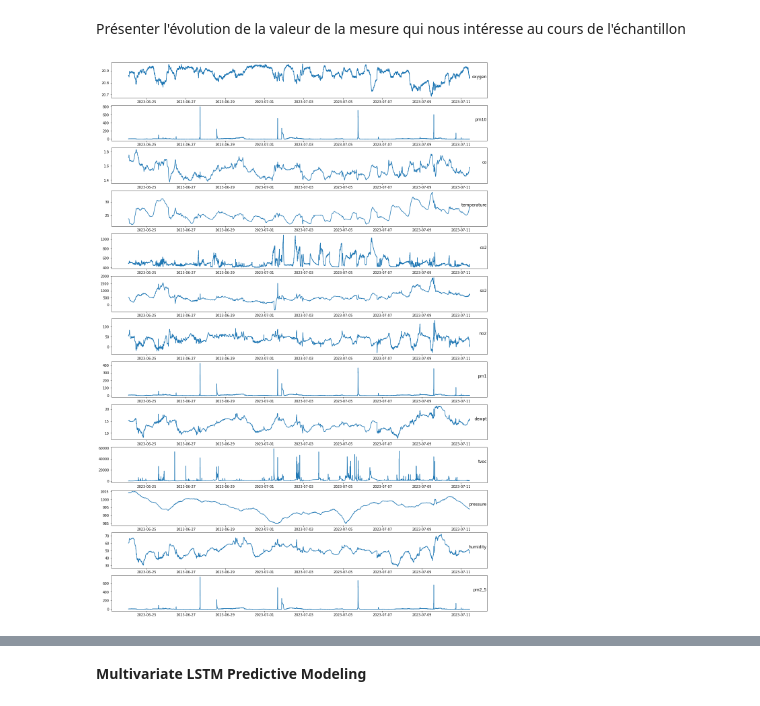
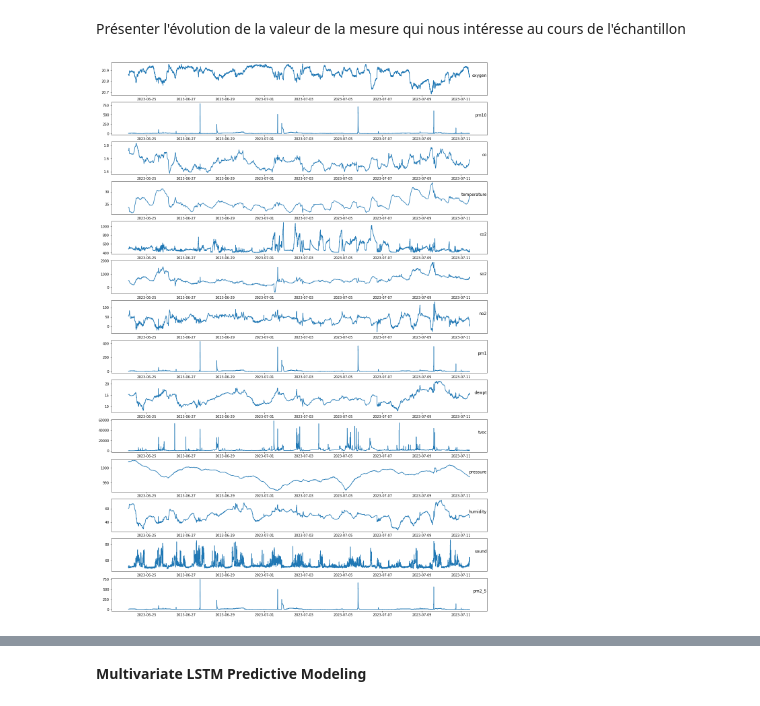
Before and after one commit to XIAxuanzheFrancis/Apprentissage-du-mod-le-LSTM, a Jupyter notebook: lstm.ipynb, the cells around one changed output, grey strips where cells are left out. Cells and saved outputs as stored; diff of their text form; code cells hidden in the pictures.

```diff
--- a/lstm.ipynb
+++ b/lstm.ipynb
@@ -58,7 +58,7 @@ print(data)
 # %% [markdown]
 Supprimer les lignes nulles et les colonnes de caractéristiques inintéressantes
 # %%
-data.drop(['TypPS', 'cnt0_5','cnt1','performance','measuretime','temperature_o2','sound_max','cnt5','cnt10','dCO2dt','health','cnt2_5','o3','humidity_abs','dHdt','sound','cnt0_3'], axis=1, inplace=True)
+data.drop(['TypPS', 'cnt0_5','cnt1','performance','measuretime','temperature_o2','sound_max','cnt5','cnt10','dCO2dt','health','cnt2_5','o3','humidity_abs','dHdt','cnt0_3'], axis=1, inplace=True)
 data.dropna(inplace=True)
 # %% [markdown]
 Modifier le nom de timestamp et le convertir en index
@@ -92,18 +94,18 @@ Présenter l'évolution de la valeur de la mesure qui nous intéresse au cours d
 # %%
 values = data.values
 dates = data.index
-groups = [0, 1, 2, 3, 4, 5, 6, 7 ,8 ,9 ,10 ,11 ,12]
+groups = [0, 1, 2, 3, 4, 5, 6, 7 ,8 ,9 ,10 ,11 ,12, 13]
 i = 1
 
 plt.figure(figsize=(20,30))
 for group in groups:
     plt.subplot(len(groups), 1, i)
     plt.plot(dates,values[:, group])
     plt.title(data.columns[group], y=0.5, loc='right')
     i += 1
 plt.show()#date
 # %% [output]
-[figure, old version]
+[figure, new version]
 # %%
 data
 # %% [output]
```
Also changed, not shown: parts of 24 cells of this notebook, 5 other files.
